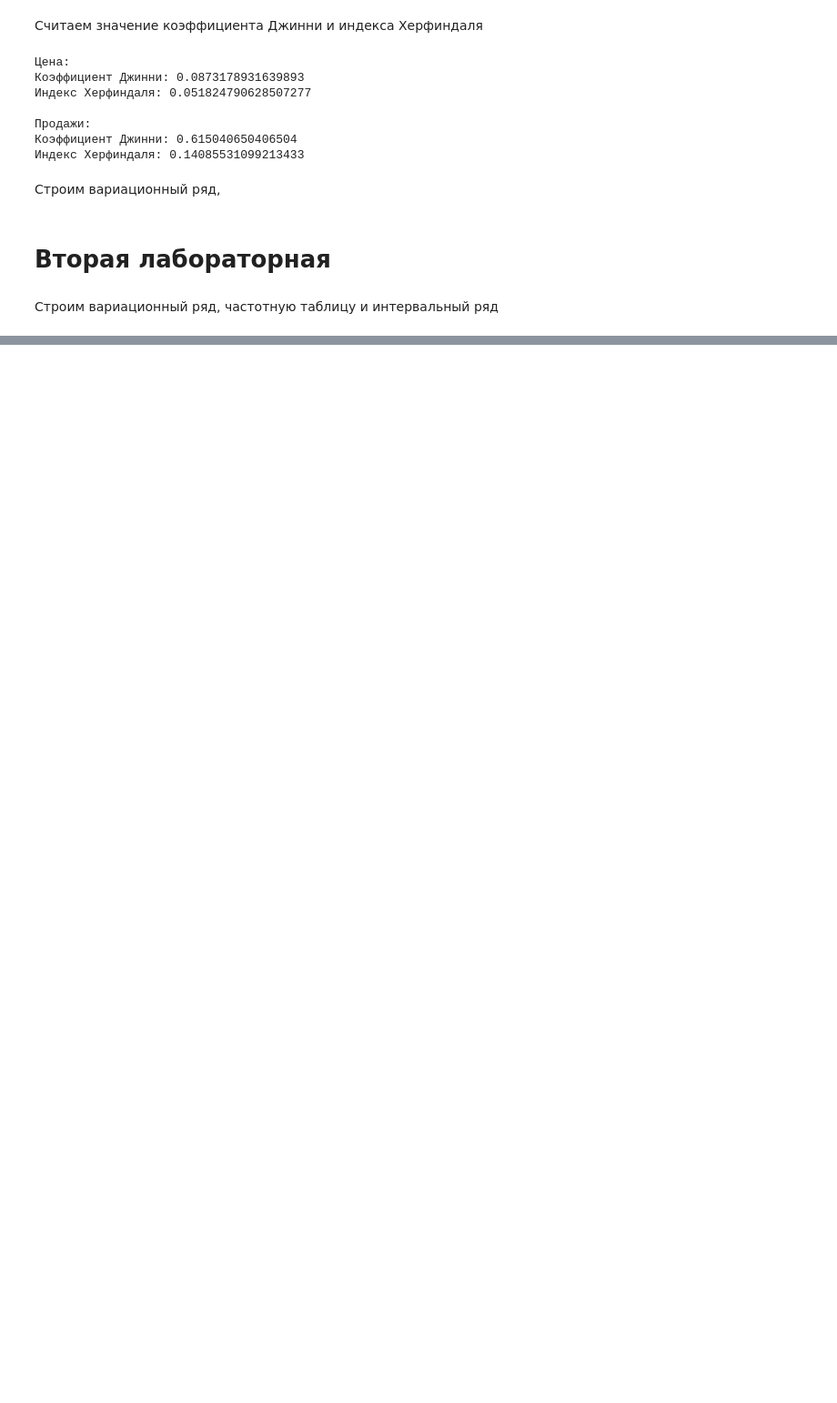
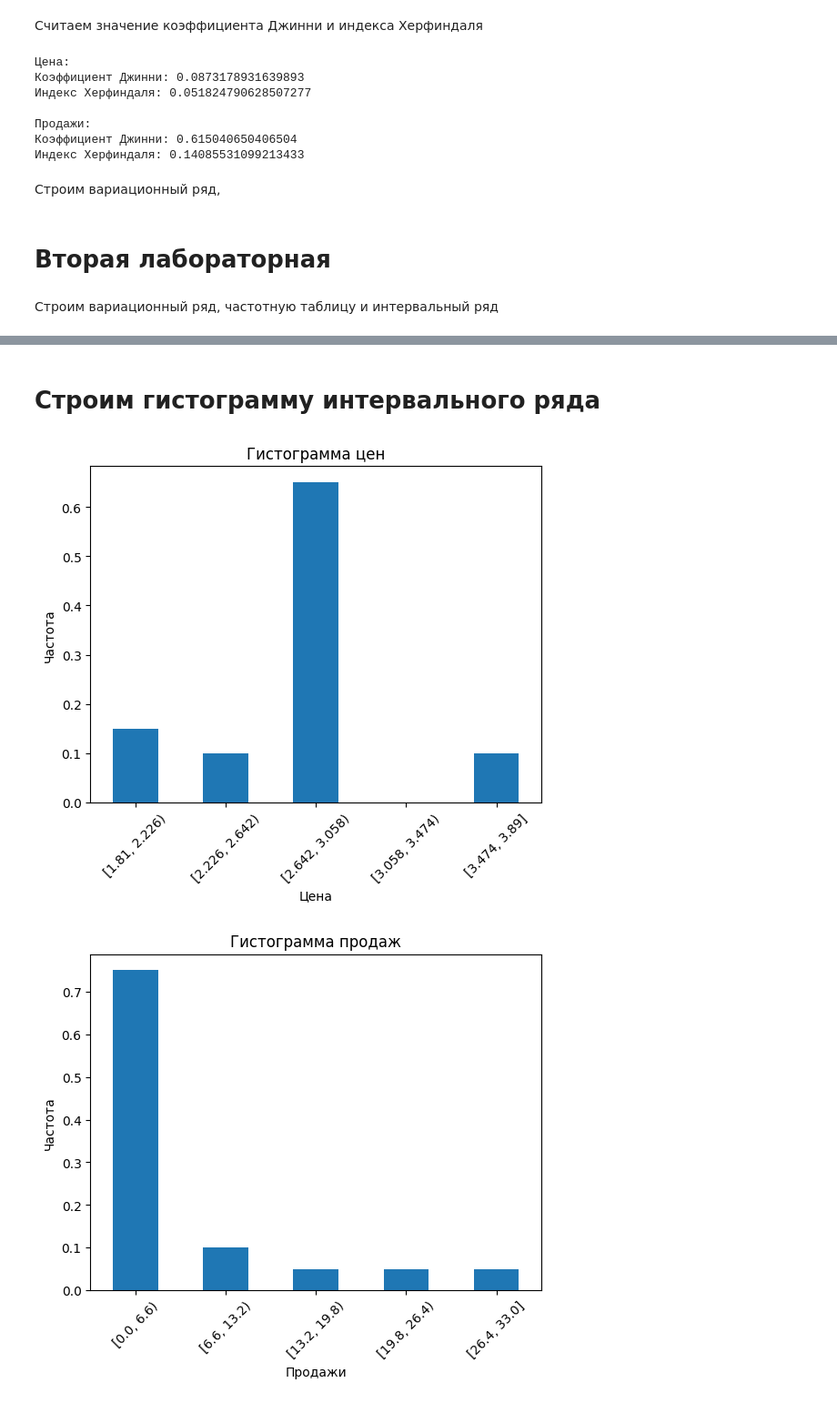
Before and after one commit to BVyaches/MLPerm, a Jupyter notebook: MathAnalysis.ipynb, the cells around one changed output, grey strips where cells are left out. Shown: that part at 91% size. Drawn from its saved outputs; the diff is of its cells as text; code cells hidden in the pictures; blank space fills up the shorter version.

```diff
--- a/MathAnalysis.ipynb
+++ b/MathAnalysis.ipynb
@@ -229,0 +339,20 @@ TypeError: crosstab() missing 1 required positional argument: 'columns'
+# %% [markdown]
+# Строим гистограмму интервального ряда
+# %%
+frequency_prices_normalized.sort_index().plot(kind='bar')
+plt.xlabel('Цена')
+plt.ylabel('Частота')
+plt.title('Гистограмма цен')
+plt.xticks(rotation=45)  #
+plt.show()
+
+# Создаем гистограмму для продаж
+frequency_sales_normalized.sort_index().plot(kind='bar')
+plt.xlabel('Продажи')
+plt.ylabel('Частота')
+plt.title('Гистограмма продаж')
+plt.xticks(rotation=45)  #
+plt.show()
+# %% [output]
+[figure, added]
+[figure, added]
```
Also changed, not shown: parts of 11 cells of this notebook.
